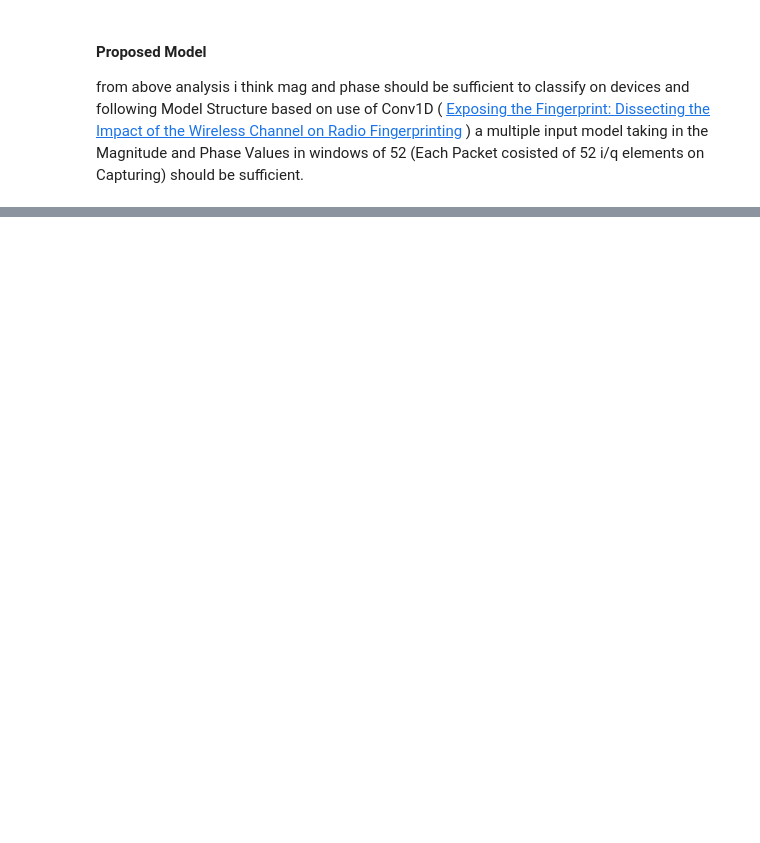
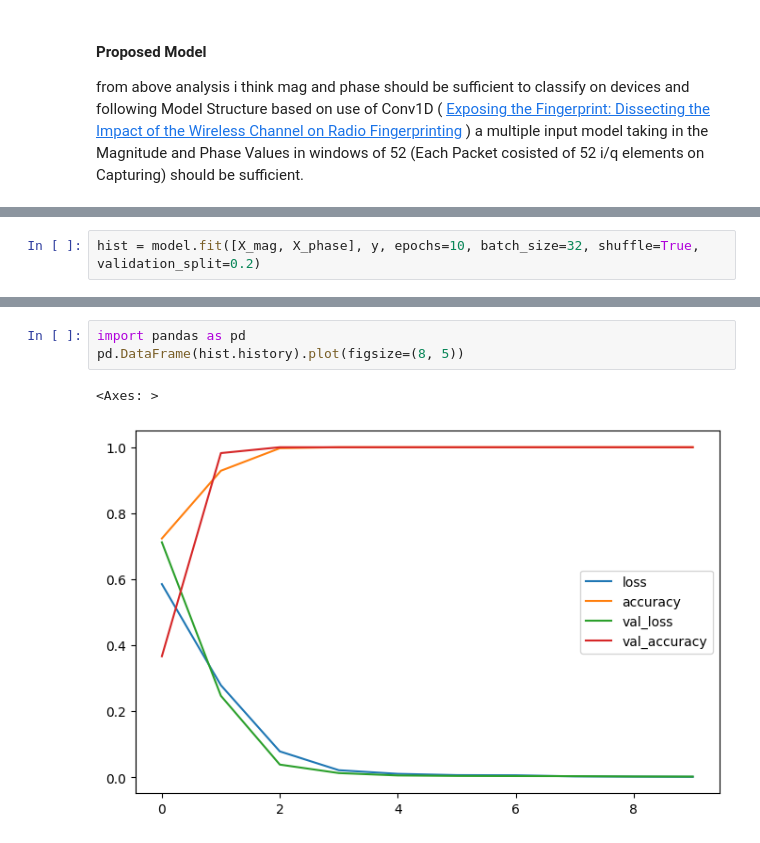
Before and after one commit to XueShannon/AISECLAB_O-RAN, a Jupyter notebook: POWDER/GNURADIO/AnalysisCSI.ipynb, the cells around one changed output, grey strips where cells are left out. Drawn from its saved outputs; the diff is of its cells as text; blank space fills up the shorter version.

```diff
--- a/POWDER/GNURADIO/AnalysisCSI.ipynb
+++ b/POWDER/GNURADIO/AnalysisCSI.ipynb
@@ -174,0 +187,2 @@ tf.keras.utils.plot_model(model, show_shapes=True)
+# %%
+hist = model.fit([X_mag, X_phase], y, epochs=10, batch_size=32, shuffle=True, validation_split=0.2)
@@ -174,0 +215,6 @@ tf.keras.utils.plot_model(model, show_shapes=True)
+# %%
+import pandas as pd
+pd.DataFrame(hist.history).plot(figsize=(8, 5))
+# %% [output]
+<Axes: >
+[figure, added]
```
Also changed, not shown: parts of 7 cells of this notebook.
